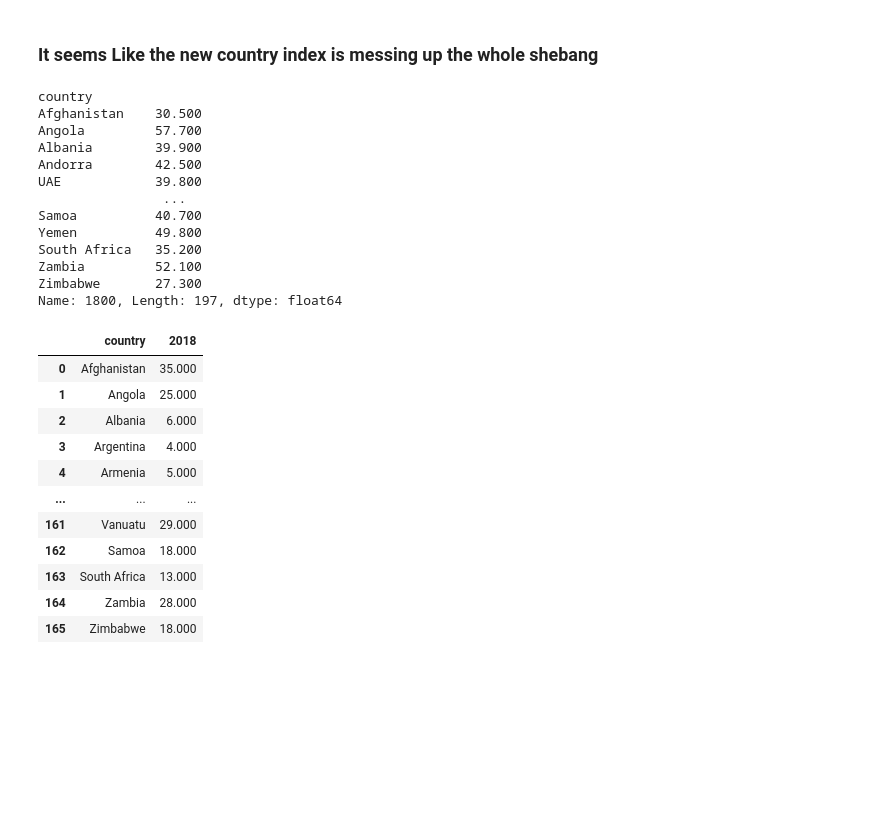
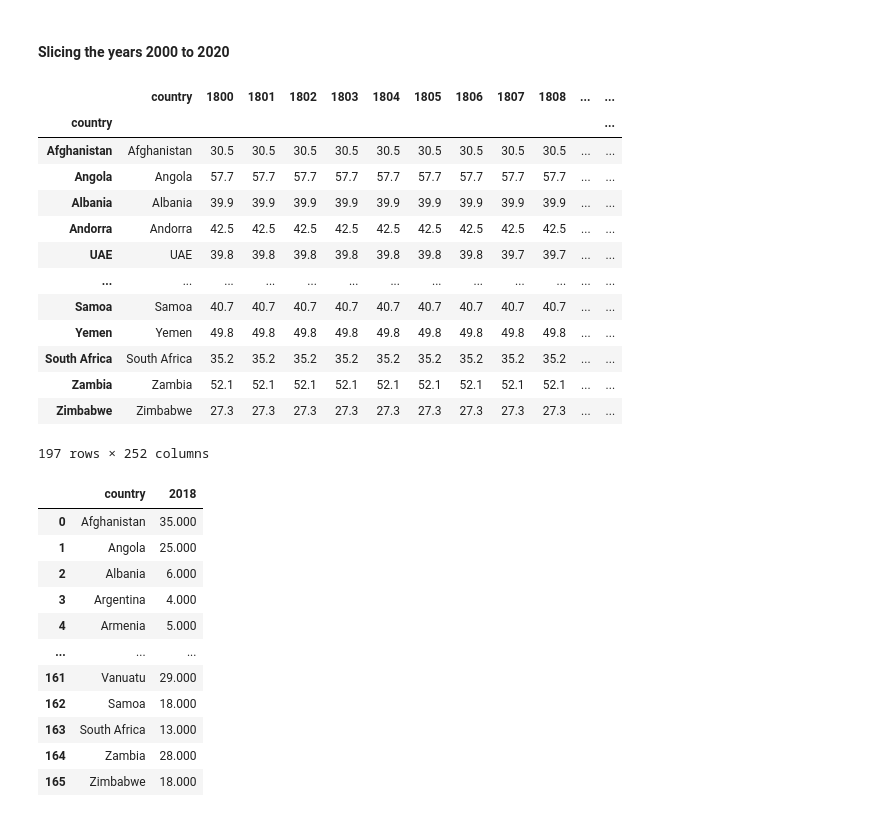
Before and after one commit to egildon/Data-and-Music, a Jupyter notebook: Porrege.ipynb, the cells around one changed output. Drawn from its saved outputs; the diff is of its cells as text; code cells hidden in the pictures; blank space fills up the shorter version.

```diff
--- a/Porrege.ipynb
+++ b/Porrege.ipynb
@@ -4,24 +4,25 @@ import plotly.express as px
 from plotly.subplots import make_subplots
 # %%
 # Import the data from CSV
-gini_df = pd.read_csv("gini.csv") #Gini Coefficient (2018)
+
+
 # The Gini coefficient measures the inequality among the values of a frequency distribution, such as levels of income. A Gini coefficient of 0 reflects perfect equality, where all income or wealth values are the same, while a Gini coefficient of 1 (or 100%) reflects maximal inequality among values, a situation where a single individual has all the income while all others have none.
 #Taken from https://www.gapminder.org/data/
+gini_df = pd.read_csv("gini.csv") #Gini Coefficient (2018)
+gini_dfn = gini_df.dropna()#drop na values
+gini_dfni = gini_dfn.set_index('country', drop=False) #Set the country index
 
-
-gini_dfn = gini_df.dropna()#drop na values
-
-gini_dfni = gini_dfn.set_index('country') #Set the country index
-
-
-partner_violence_df = pd.read_csv("partner_violence.csv") #World partner Violence statistics (2018)
 #Ever-partnered women and girls subjected to physical and/or sexual violence by a current or former intimate partner in the previous 12 months (% ages 15–49)
 #Taken from https://www.gapminder.org/data/
+partner_violence_df = pd.read_csv("partner_violence.csv") #World partner Violence statistics (2018)
+partner_violence_dfn = partner_violence_df.dropna()#drop na values
+partner_violence_dfni = partner_violence_dfn.set_index('country', drop=False)
 
-partner_violence_dfn = partner_violence_df.dropna()#drop na values
-#partner_violence_dfn['country_'] = partner_violence_dfn.loc[:, 'country']
-
-partner_violence_dfni = partner_violence_dfn.set_index('country', drop=False)
+#importing GDP figures
+#Taken from https://www.gapminder.org/data/
+gdppercapita_us_inflation_adjusted_df = pd.read_csv("gdppercapita_us_inflation_adjusted.csv") #ADJUSTED GDP PER CAPITA
+gdppercapita_us_inflation_adjusted_dfn = gdppercapita_us_inflation_adjusted_df.dropna()#drop na values
+gdppercapita_us_inflation_adjusted_dfni = gdppercapita_us_inflation_adjusted_dfn.set_index('country', drop=False) #Set the country index
 
 
 #Set Limit gini year
@@ -47,3 +48,3 @@ partner_violence_dfni
 166 rows × 2 columns
-# %% [markdown]
-### It seems Like the new country index is messing up the  whole shebang
+# %% [markdown]
+#### Slicing the years 2000 to 2020
@@ -50,19 +55,20 @@ partner_violence_dfni
 # %%
-gini_dfni['1800']
+gini_dfni
 # %% [output]
+|  | country | 1800 | 1801 | 1802 | 1803 | 1804 | 1805 | 1806 | 1807 | 1808 | ... | ... |
+| country |  |  |  |  |  |  |  |  |  |  |  | ... |
+| Afghanistan | Afghanistan | 30.5 | 30.5 | 30.5 | 30.5 | 30.5 | 30.5 | 30.5 | 30.5 | 30.5 | ... | ... |
+| Angola | Angola | 57.7 | 57.7 | 57.7 | 57.7 | 57.7 | 57.7 | 57.7 | 57.7 | 57.7 | ... | ... |
+| Albania | Albania | 39.9 | 39.9 | 39.9 | 39.9 | 39.9 | 39.9 | 39.9 | 39.9 | 39.9 | ... | ... |
+| Andorra | Andorra | 42.5 | 42.5 | 42.5 | 42.5 | 42.5 | 42.5 | 42.5 | 42.5 | 42.5 | ... | ... |
+| UAE | UAE | 39.8 | 39.8 | 39.8 | 39.8 | 39.8 | 39.8 | 39.8 | 39.7 | 39.7 | ... | ... |
+| ... | ... | ... | ... | ... | ... | ... | ... | ... | ... | ... | ... | ... |
+| Samoa | Samoa | 40.7 | 40.7 | 40.7 | 40.7 | 40.7 | 40.7 | 40.7 | 40.7 | 40.7 | ... | ... |
+| Yemen | Yemen | 49.8 | 49.8 | 49.8 | 49.8 | 49.8 | 49.8 | 49.8 | 49.8 | 49.8 | ... | ... |
+| South Africa | South Africa | 35.2 | 35.2 | 35.2 | 35.2 | 35.2 | 35.2 | 35.2 | 35.2 | 35.2 | ... | ... |
+| Zambia | Zambia | 52.1 | 52.1 | 52.1 | 52.1 | 52.1 | 52.1 | 52.1 | 52.1 | 52.1 | ... | ... |
+| Zimbabwe | Zimbabwe | 27.3 | 27.3 | 27.3 | 27.3 | 27.3 | 27.3 | 27.3 | 27.3 | 27.3 | ... | ... |
-country
-Afghanistan    30.500
-Angola         57.700
-Albania        39.900
-Andorra        42.500
-UAE            39.800
-                ...
-Samoa          40.700
-Yemen          49.800
-South Africa   35.200
-Zambia         52.100
-Zimbabwe       27.300
-Name: 1800, Length: 197, dtype: float64
+197 rows × 252 columns
 # %%
 # partner_violence_dfni.index
 partner_violence_df
```
Also changed, not shown: parts of 2 cells of this notebook, 4 other files.
